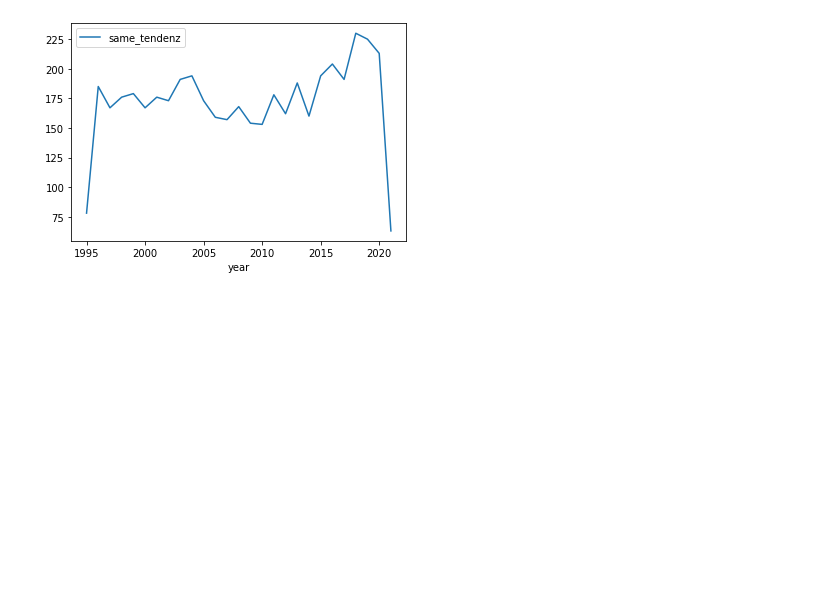
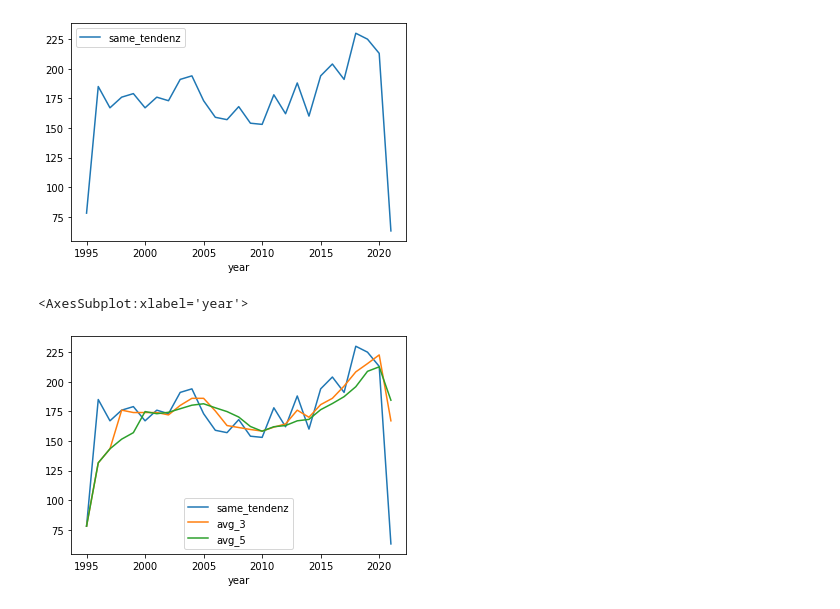
Before and after one commit to Schadix/biertoto_python, a Jupyter notebook: biertoto.ipynb, the cells around one changed output. Saved outputs shown, nothing was run; the diff lists cells and outputs as text; code cells hidden in the pictures; blank space fills up the shorter version.

Commit message:
add rolling

```diff
--- a/biertoto.ipynb
+++ b/biertoto.ipynb
@@ -210,3 +210,12 @@ df_same_tendenz.plot()
 # %% [output]
 <AxesSubplot:xlabel='year'>
 [figure]
+# %%
+df_same_tendenz['avg_3'] = df_same_tendenz.same_tendenz.rolling(3, min_periods=0).mean()
+# %%
+df_same_tendenz['avg_5'] = df_same_tendenz.same_tendenz.rolling(5, min_periods=0).mean()
+# %%
+df_same_tendenz.plot()
+# %% [output]
+<AxesSubplot:xlabel='year'>
+[figure, added]
```
Also changed, not shown: parts of 4 cells of this notebook.
